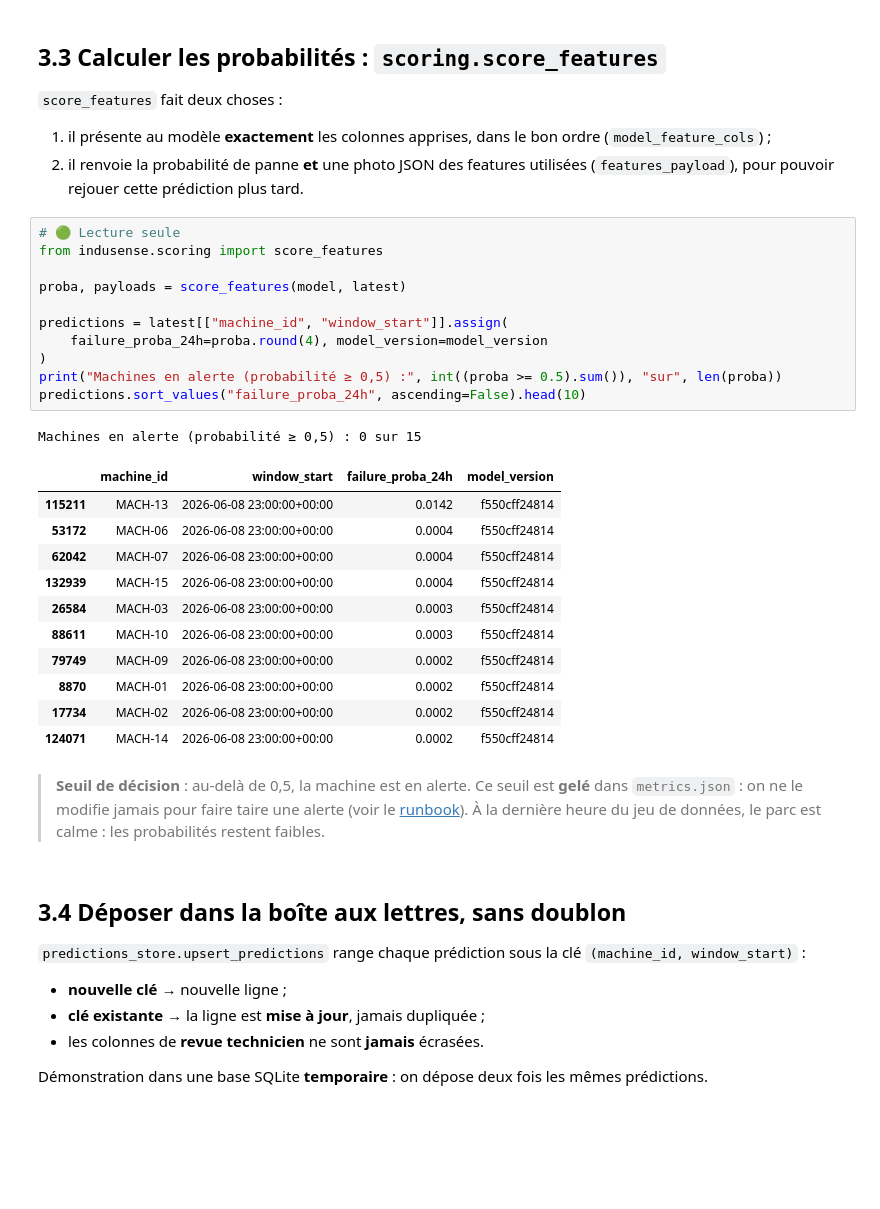
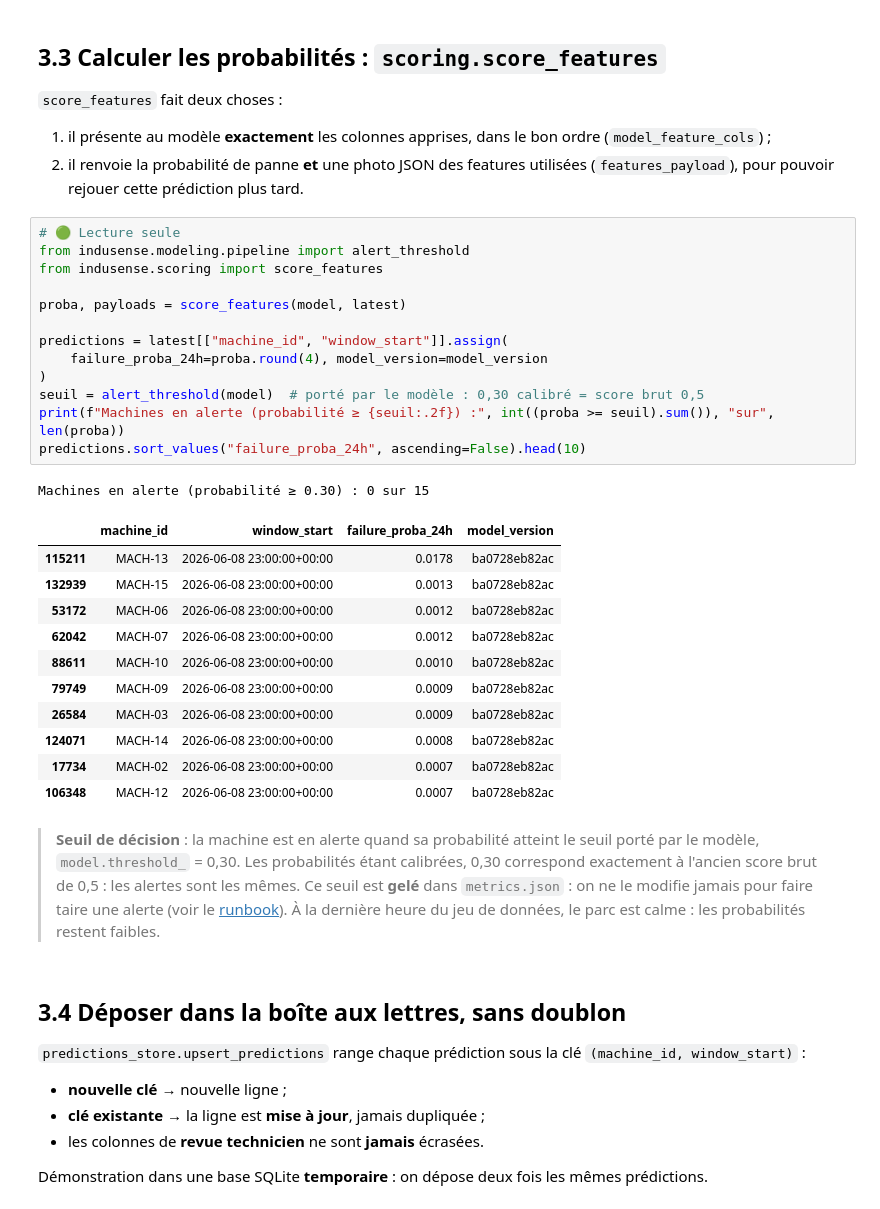
Before and after one commit to guillaumesaidani-coder/data_ingestion-, a Jupyter notebook: ML/InduSense_de_bout_en_bout.ipynb, the cells around one changed output. Saved outputs shown, nothing was run; the diff lists cells and outputs as text; blank space fills up the shorter version.

```diff
--- a/ML/InduSense_de_bout_en_bout.ipynb
+++ b/ML/InduSense_de_bout_en_bout.ipynb
@@ -601,30 +609,34 @@ latest[["machine_id", "window_start", "temp_mean_24h", "pressure_mean_24h"]].hea
    (`features_payload`), pour pouvoir rejouer cette prédiction plus tard.
 # %%
 # 🟢 Lecture seule
+from indusense.modeling.pipeline import alert_threshold
 from indusense.scoring import score_features
 
 proba, payloads = score_features(model, latest)
 
 predictions = latest[["machine_id", "window_start"]].assign(
     failure_proba_24h=proba.round(4), model_version=model_version
 )
-print("Machines en alerte (probabilité ≥ 0,5) :", int((proba >= 0.5).sum()), "sur", len(proba))
+seuil = alert_threshold(model)  # porté par le modèle : 0,30 calibré = score brut 0,5
+print(f"Machines en alerte (probabilité ≥ {seuil:.2f}) :", int((proba >= seuil).sum()), "sur", len(proba))
 predictions.sort_values("failure_proba_24h", ascending=False).head(10)
 # %% [output]
-Machines en alerte (probabilité ≥ 0,5) : 0 sur 15
+Machines en alerte (probabilité ≥ 0.30) : 0 sur 15
 |  | machine_id | window_start | failure_proba_24h | model_version |
-| 115211 | MACH-13 | 2026-06-08 23:00:00+00:00 | 0.0142 | f550cff24814 |
-| 53172 | MACH-06 | 2026-06-08 23:00:00+00:00 | 0.0004 | f550cff24814 |
-| 62042 | MACH-07 | 2026-06-08 23:00:00+00:00 | 0.0004 | f550cff24814 |
-| 132939 | MACH-15 | 2026-06-08 23:00:00+00:00 | 0.0004 | f550cff24814 |
-| 26584 | MACH-03 | 2026-06-08 23:00:00+00:00 | 0.0003 | f550cff24814 |
-| 88611 | MACH-10 | 2026-06-08 23:00:00+00:00 | 0.0003 | f550cff24814 |
-| 79749 | MACH-09 | 2026-06-08 23:00:00+00:00 | 0.0002 | f550cff24814 |
-| 8870 | MACH-01 | 2026-06-08 23:00:00+00:00 | 0.0002 | f550cff24814 |
-| 17734 | MACH-02 | 2026-06-08 23:00:00+00:00 | 0.0002 | f550cff24814 |
-| 124071 | MACH-14 | 2026-06-08 23:00:00+00:00 | 0.0002 | f550cff24814 |
+| 115211 | MACH-13 | 2026-06-08 23:00:00+00:00 | 0.0178 | ba0728eb82ac |
+| 132939 | MACH-15 | 2026-06-08 23:00:00+00:00 | 0.0013 | ba0728eb82ac |
+| 53172 | MACH-06 | 2026-06-08 23:00:00+00:00 | 0.0012 | ba0728eb82ac |
+| 62042 | MACH-07 | 2026-06-08 23:00:00+00:00 | 0.0012 | ba0728eb82ac |
+| 88611 | MACH-10 | 2026-06-08 23:00:00+00:00 | 0.0010 | ba0728eb82ac |
+| 79749 | MACH-09 | 2026-06-08 23:00:00+00:00 | 0.0009 | ba0728eb82ac |
+| 26584 | MACH-03 | 2026-06-08 23:00:00+00:00 | 0.0009 | ba0728eb82ac |
+| 124071 | MACH-14 | 2026-06-08 23:00:00+00:00 | 0.0008 | ba0728eb82ac |
+| 17734 | MACH-02 | 2026-06-08 23:00:00+00:00 | 0.0007 | ba0728eb82ac |
+| 106348 | MACH-12 | 2026-06-08 23:00:00+00:00 | 0.0007 | ba0728eb82ac |
 # %% [markdown]
-> **Seuil de décision** : au-delà de 0,5, la machine est en alerte. Ce seuil est **gelé**
+> **Seuil de décision** : la machine est en alerte quand sa probabilité atteint le seuil porté
+> par le modèle, `model.threshold_` = 0,30. Les probabilités étant calibrées, 0,30 correspond
+> exactement à l'ancien score brut de 0,5 : les alertes sont les mêmes. Ce seuil est **gelé**
 > dans `metrics.json` : on ne le modifie jamais pour faire taire une alerte (voir le [runbook](docs/05_exploitation/runbook.md)).
 > À la dernière heure du jeu de données, le parc est calme : les probabilités restent faibles.
 # %% [markdown]
```
Also changed, not shown: parts of 9 cells of this notebook, 1 other file.
